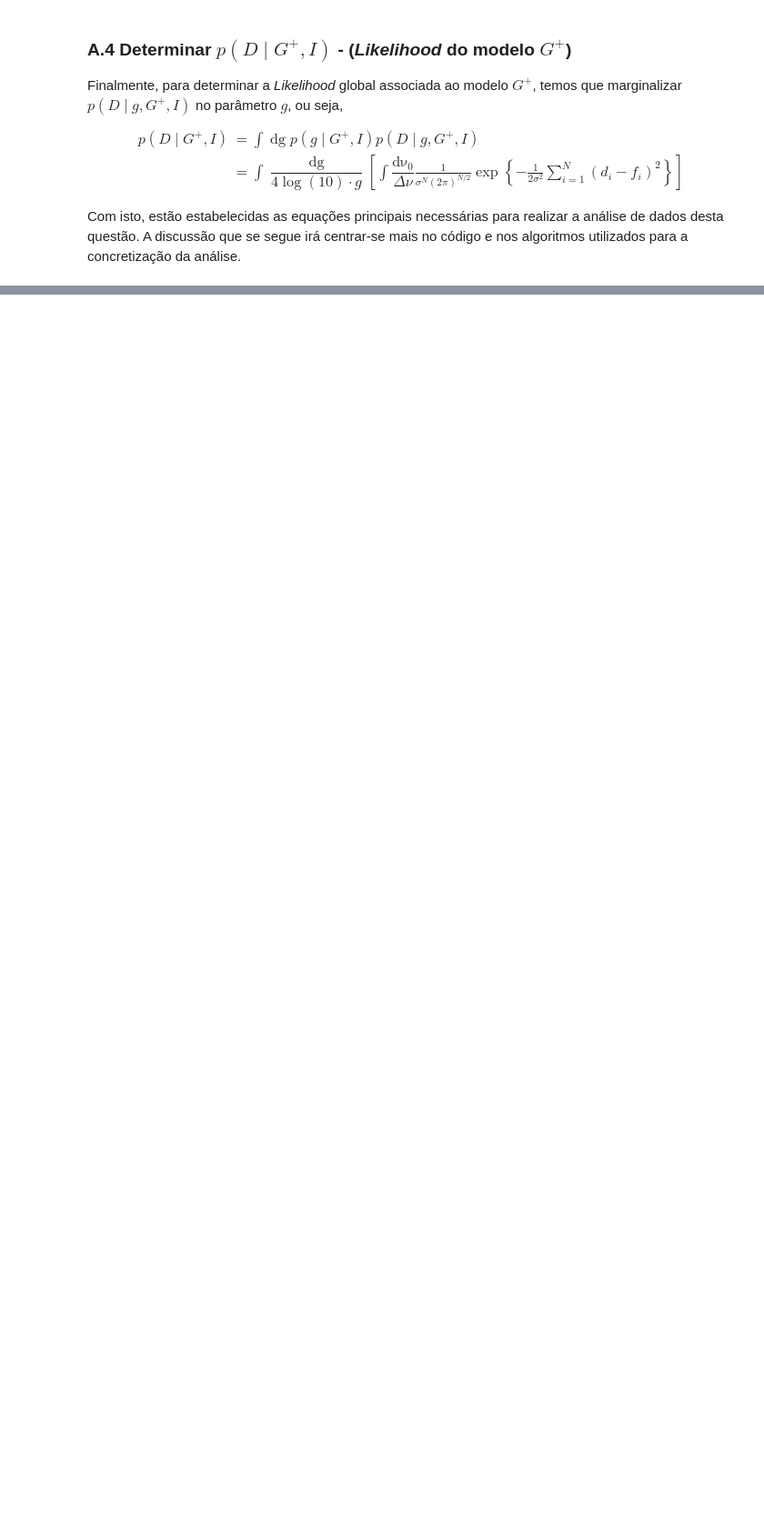
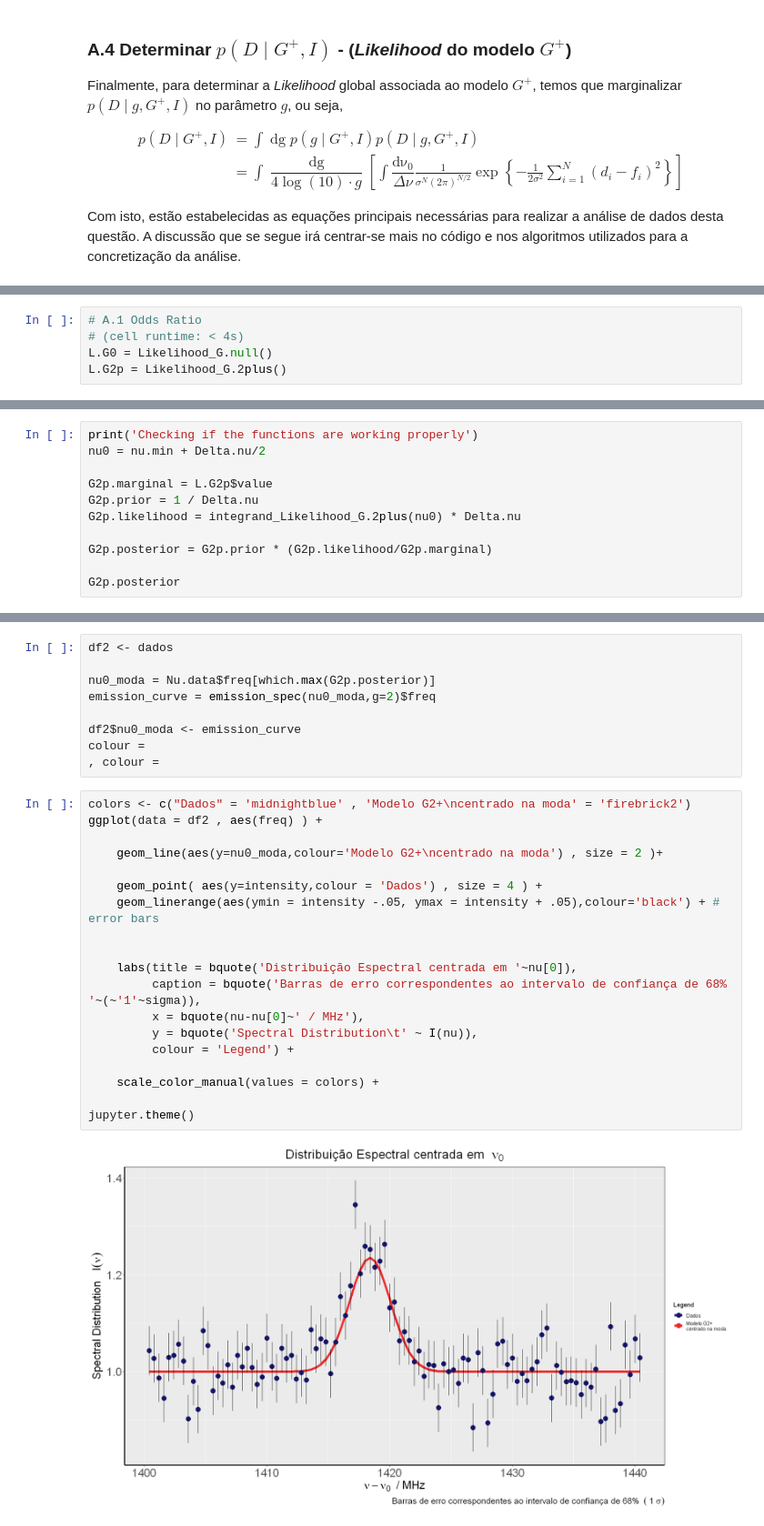
Before and after one commit to cesarium/da-bayesian-star, a Jupyter notebook: notebook.ipynb, the cells around one changed output, grey strips where cells are left out. Shown at 91% size. Saved outputs shown, nothing was run; the diff lists cells and outputs as text; blank space fills up the shorter version.

```diff
--- a/notebook.ipynb
+++ b/notebook.ipynb
@@ -383,0 +317,5 @@ ERROR: Error in integrate(Vectorize(integrand_nu0_g, vectorize.args = "nu_0"), :
+# %%
+# A.1 Odds Ratio
+# (cell runtime: < 4s)
+L.G0 = Likelihood_G.null()
+L.G2p = Likelihood_G.2plus()
@@ -383,0 +348,11 @@ ERROR: Error in integrate(Vectorize(integrand_nu0_g, vectorize.args = "nu_0"), :
+# %%
+print('Checking if the functions are working properly')
+nu0 = nu.min + Delta.nu/2
+
+G2p.marginal = L.G2p$value
+G2p.prior = 1 / Delta.nu
+G2p.likelihood = integrand_Likelihood_G.2plus(nu0) * Delta.nu
+
+G2p.posterior = G2p.prior * (G2p.likelihood/G2p.marginal)
+
+G2p.posterior
@@ -383,0 +441,30 @@ ERROR: Error in integrate(Vectorize(integrand_nu0_g, vectorize.args = "nu_0"), :
+# %%
+df2 <- dados
+
+nu0_moda = Nu.data$freq[which.max(G2p.posterior)]
+emission_curve = emission_spec(nu0_moda,g=2)$freq
+
+df2$nu0_moda <- emission_curve
+colour =
+, colour =
+# %%
+colors <- c("Dados" = 'midnightblue' , 'Modelo G2+\ncentrado na moda' = 'firebrick2')
+ggplot(data = df2 , aes(freq) ) +
+
+    geom_line(aes(y=nu0_moda,colour='Modelo G2+\ncentrado na moda') , size = 2 )+
+
+    geom_point( aes(y=intensity,colour = 'Dados') , size = 4 ) +
+    geom_linerange(aes(ymin = intensity -.05, ymax = intensity + .05),colour='black') + # error bars
+
+
+    labs(title = bquote('Distribuição Espectral centrada em '~nu[0]),
+         caption = bquote('Barras de erro correspondentes ao intervalo de confiança de 68% '~(~'1'~sigma)),
+         x = bquote(nu-nu[0]~' / MHz'),
+         y = bquote('Spectral Distribution\t' ~ I(nu)),
+         colour = 'Legend') +
+
+    scale_color_manual(values = colors) +
+
+jupyter.theme()
+# %% [output]
+[figure, added]
```
Also changed, not shown: parts of 25 cells of this notebook.
